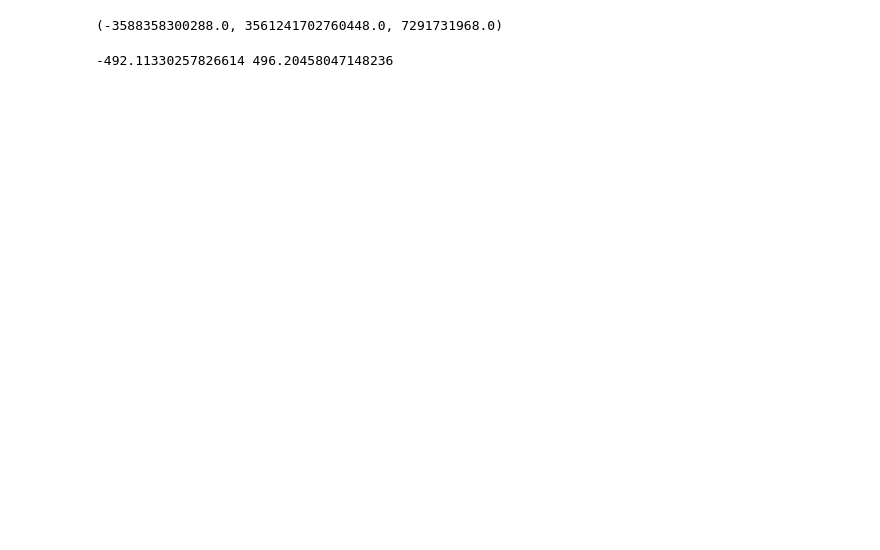
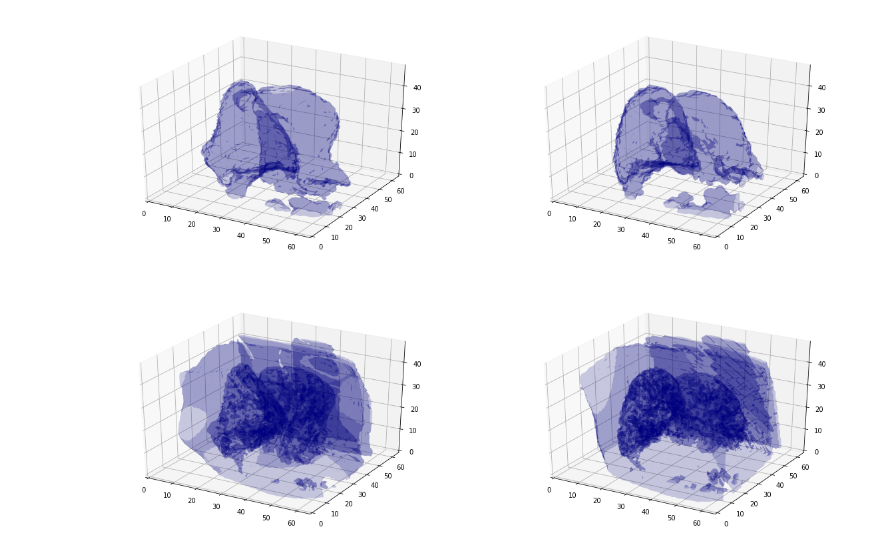
Before and after one commit to nakhodnov17/KaggleOSICPulmonaryFibrosisProgression, a Jupyter notebook: main.ipynb, the cells around one changed output. Cells and saved outputs as stored; diff of their text form; code cells hidden in the pictures; blank space fills up the shorter version.

Commit message:
Add transform to CTDataset

```diff
--- a/main.ipynb
+++ b/main.ipynb
@@ -83,3 +89,16 @@ train_patients = sorted(os.listdir('./data/train/'))
+# %%
+transforms = torchvision.transforms.Compose([
+    torchio.transforms.RandomAffine(
+        degrees=(10, 10),
+        translation=(-10, -10),
+        isotropic=False,
+        default_pad_value='minimum',
+        image_interpolation='linear',
+    ),
+    torchio.transforms.RandomElasticDeformation(
+        max_displacement=3.0
+    )
+])
 # %%
 # dataset_test = CTDataset(
 #     './processed_data/train',
@@ -89,6 +108,7 @@ train_patients = sorted(os.listdir('./data/train/'))
 dataset_train = CTDataset(
     './processed_data/train',
     './processed_data/train.csv',
-    train=True, test_size=0, random_state=42,
+    train=True, transform=transforms,
+    test_size=0, random_state=42,
     padding_mode=None, padding_constant=None
 )
@@ -102,11 +115,3 @@ for idx in tqdm.tqdm(range(len(dataset_train))):
-# %%
-sm, sm_2, ns
-# %% [output]
-(-3588358300288.0, 3561241702760448.0, 7291731968.0)
-# %%
-print(
-    sm / ns,
-    np.sqrt((sm_2 / ns - (sm / ns) ** 2) * ns / (ns - 1))
-)
-# %% [output]
--492.11330257826614 496.20458047148236
+# %%
+obj = dataset_train[0]
+obj_transf = dataset_train[0]
@@ -112,0 +123,11 @@ print(
+# %%
+fig, axes = subplots_3d(2, 2, figsize=(20, 14))
+plot_3d(axes[0][0], obj.masks.numpy()[0], 4, threshold=0.0)
+plot_3d(axes[0][1], obj_transf.masks.numpy()[0], 4, threshold=0.0)
+
+plot_3d(axes[1][0], obj.images.numpy()[0], 4, threshold=-700.0)
+plot_3d(axes[1][1], obj_transf.images.numpy()[0], 4, threshold=-700.0)
+
+plt.show()
+# %% [output]
+[figure, added]
```
Also changed, not shown: parts of 5 cells of this notebook, 1 other file.
